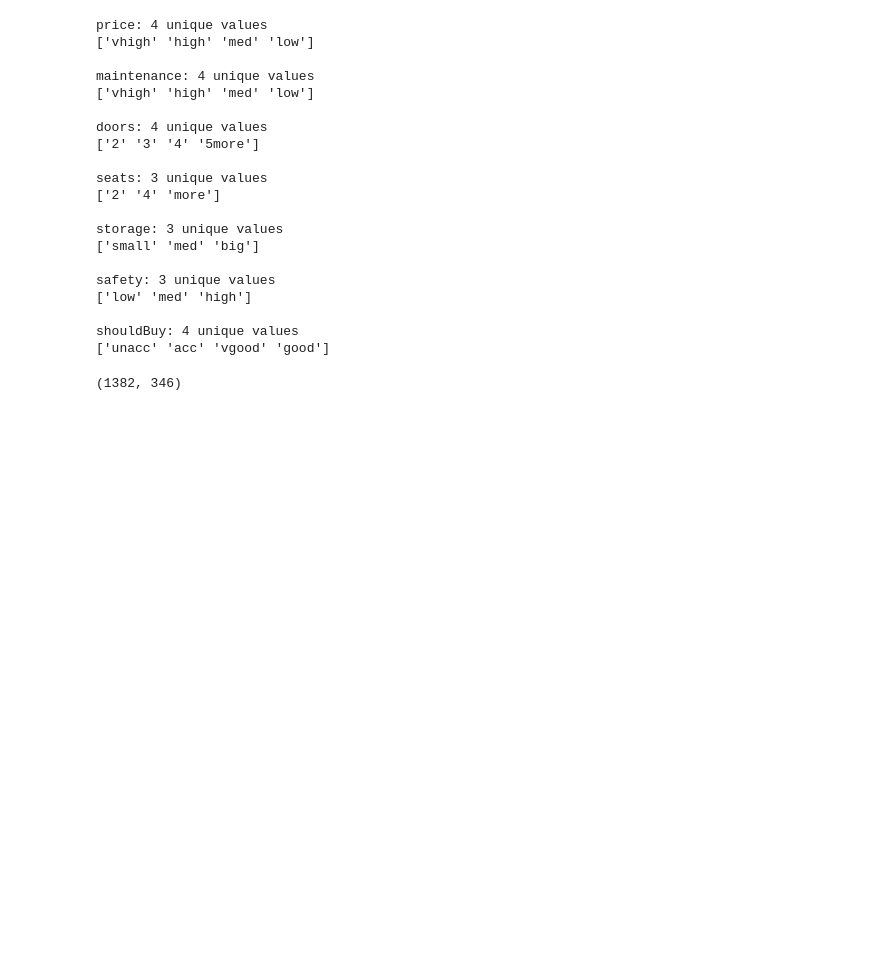
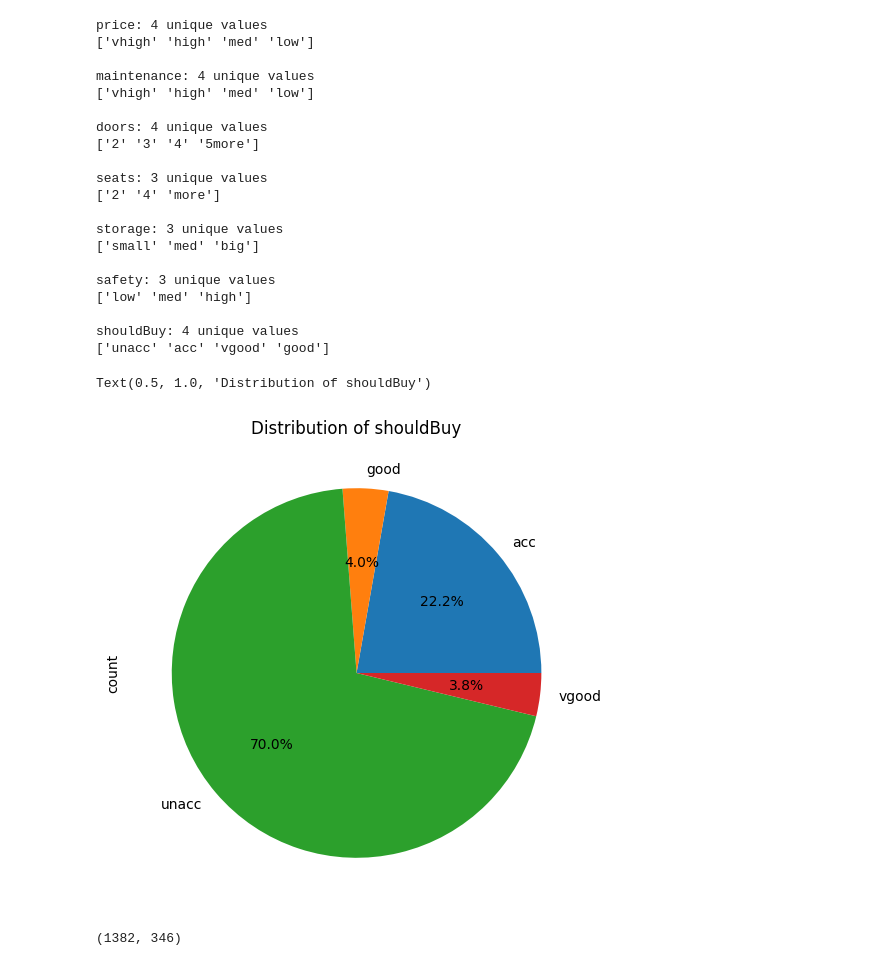
Before and after one commit to bhavik-knight/5580-dm-a2-classification, a Jupyter notebook: rf_classification.ipynb, the cells around one changed output. Cells and saved outputs as stored; diff of their text form; code cells hidden in the pictures; blank space fills up the shorter version.

```diff
--- a/rf_classification.ipynb
+++ b/rf_classification.ipynb
@@ -73,6 +72,13 @@ safety: 3 unique values
 
 shouldBuy: 4 unique values
 ['unacc' 'acc' 'vgood' 'good']
+# %%
+figure = plt.figure(figsize=(8, 6))
+cars['shouldBuy'].value_counts().sort_index().plot(kind='pie', autopct='%1.1f%%')
+plt.title('Distribution of shouldBuy')
+# %% [output]
+Text(0.5, 1.0, 'Distribution of shouldBuy')
+[figure, added]
 # %%
 from sklearn.preprocessing import OrdinalEncoder
 
```
Also changed, not shown: parts of 30 cells of this notebook, 6 other files.
